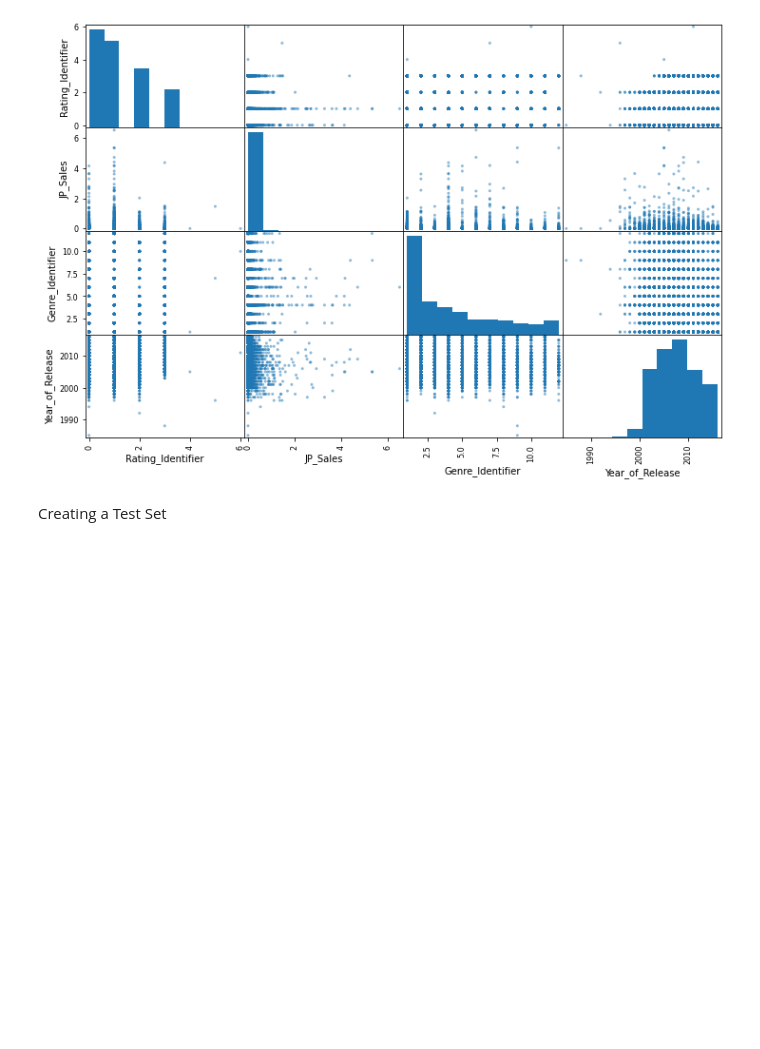
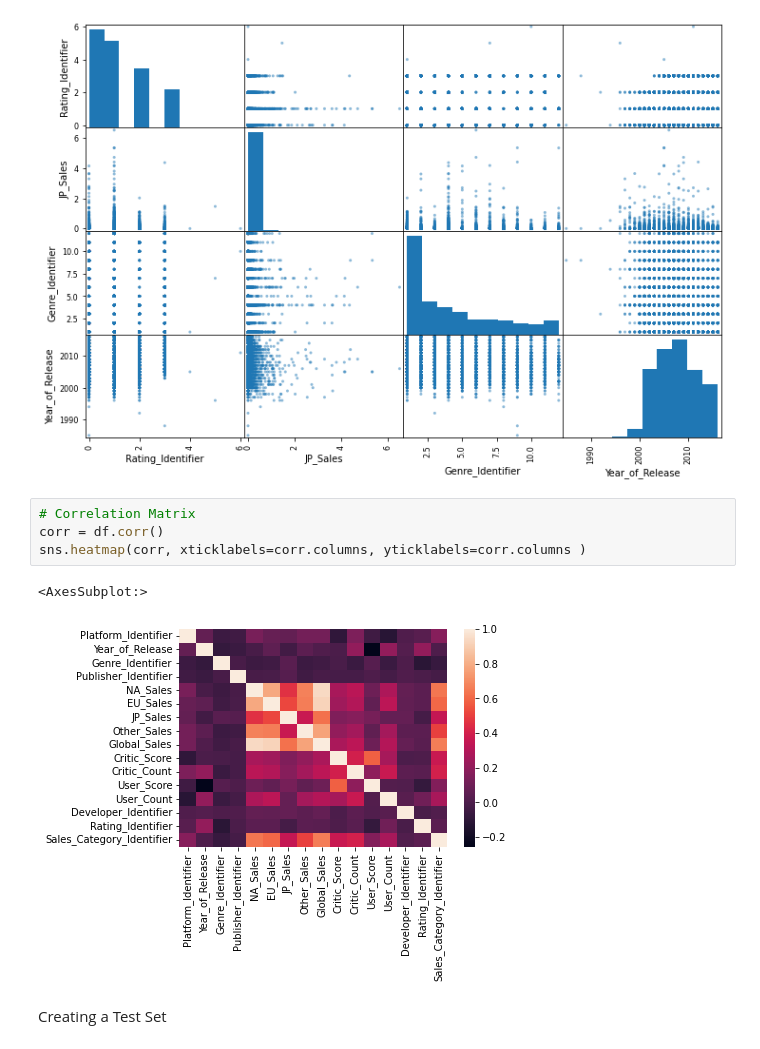
Before and after one commit to msadiq10/DMML-Group-15, a Jupyter notebook: group15-lab2.ipynb, the cells around one changed output. Drawn from its saved outputs; the diff is of its cells as text; blank space fills up the shorter version.

Commit message:
Colourful Correlation Matrix

```diff
--- a/group15-lab2.ipynb
+++ b/group15-lab2.ipynb
@@ -593,6 +593,13 @@ array([[<AxesSubplot:xlabel='Rating_Identifier', ylabel='Rating_Identifier'>,
         <AxesSubplot:xlabel='Year_of_Release', ylabel='Year_of_Release'>]],
       dtype=object)
 [figure]
+# %%
+# Correlation Matrix
+corr = df.corr()
+sns.heatmap(corr, xticklabels=corr.columns, yticklabels=corr.columns )
+# %% [output]
+<AxesSubplot:>
+[figure, added]
 # %% [markdown]
 Creating a Test Set
 # %%
```
Also changed, not shown: parts of 1 cell of this notebook.
